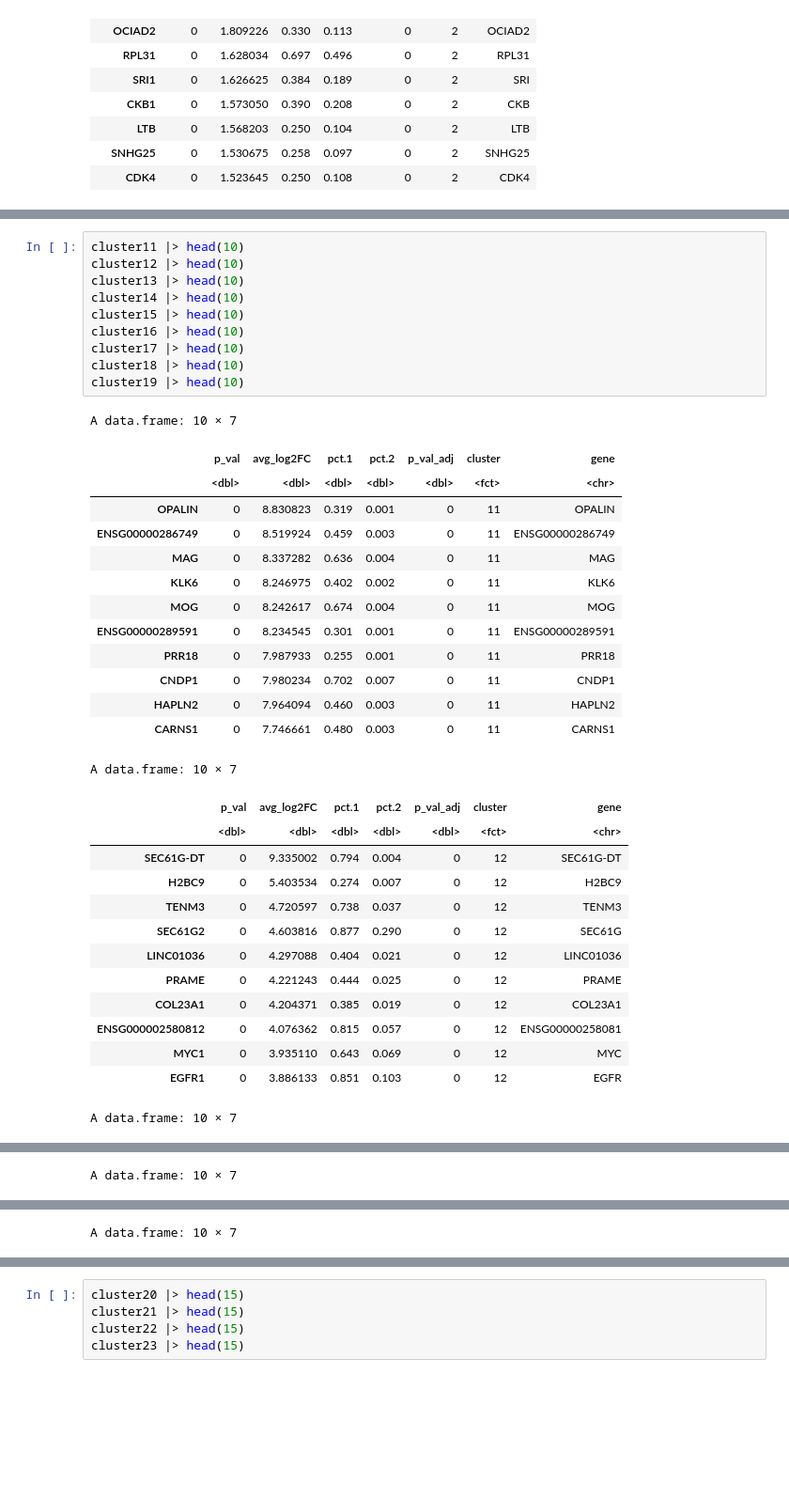
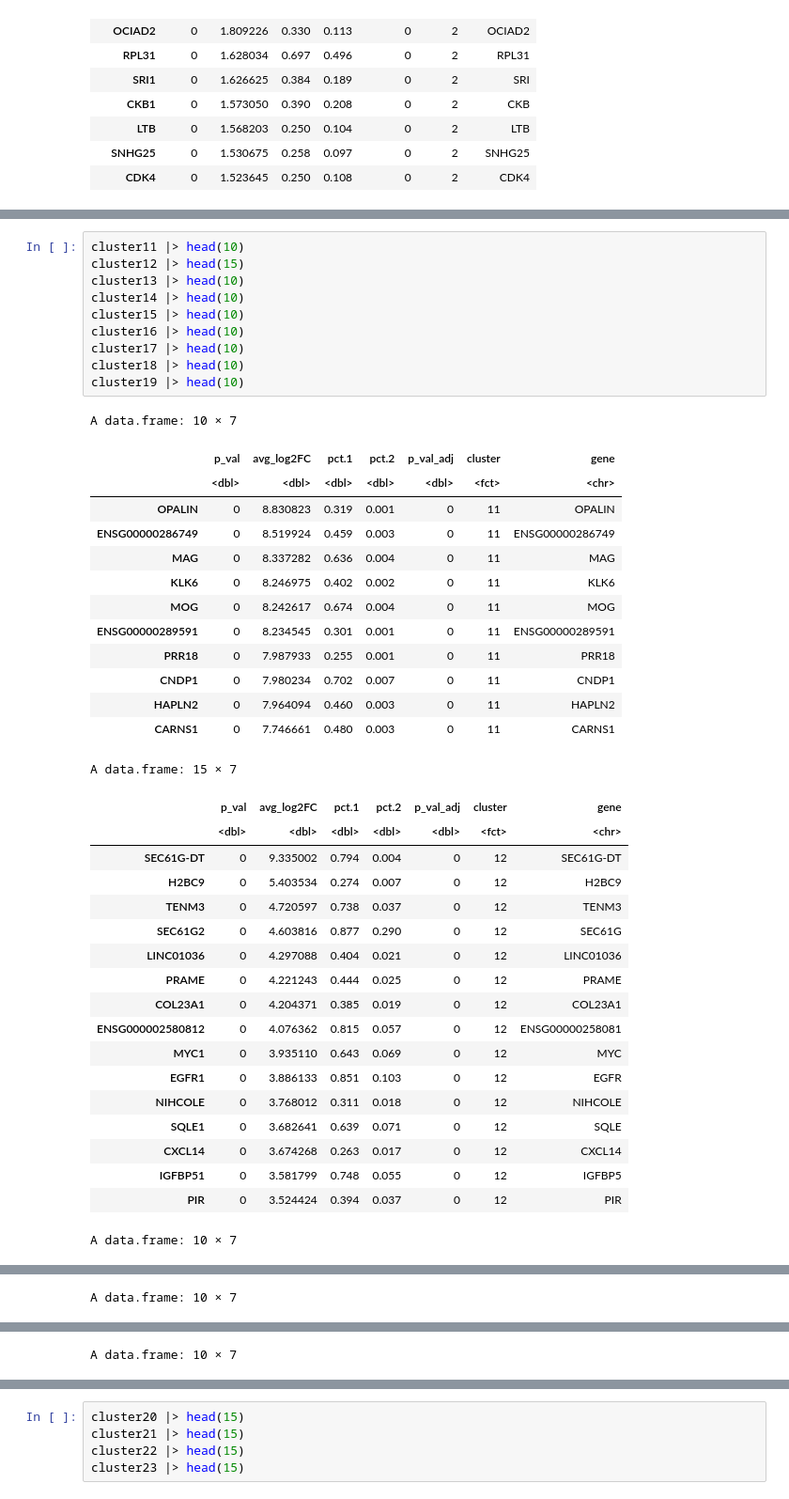
Before and after one commit to bao-mathmod/Gliomas, a Jupyter notebook: 04.upstream/4.3_scRNA/02.downstream/01_integrate_eda.ipynb, the cells around one changed output, grey strips where cells are left out. Shown at 94% size. Drawn from its saved outputs; the diff is of its cells as text; blank space fills up the shorter version.

```diff
--- a/04.upstream/4.3_scRNA/02.downstream/01_integrate_eda.ipynb
+++ b/04.upstream/4.3_scRNA/02.downstream/01_integrate_eda.ipynb
@@ -409,41 +409,46 @@ A data.frame: 10 × 7
 ... (10 outputs left out)
 # %%
 cluster11 |> head(10)
-cluster12 |> head(10)
+cluster12 |> head(15)
 cluster13 |> head(10)
 cluster14 |> head(10)
 cluster15 |> head(10)
 cluster16 |> head(10)
 cluster17 |> head(10)
 cluster18 |> head(10)
 cluster19 |> head(10)
 # %% [output]
 A data.frame: 10 × 7
 |  | p_val | avg_log2FC | pct.1 | pct.2 | p_val_adj | cluster | gene |
 |  | <dbl> | <dbl> | <dbl> | <dbl> | <dbl> | <fct> | <chr> |
 | OPALIN | 0 | 8.830823 | 0.319 | 0.001 | 0 | 11 | OPALIN |
 | ENSG00000286749 | 0 | 8.519924 | 0.459 | 0.003 | 0 | 11 | ENSG00000286749 |
 | MAG | 0 | 8.337282 | 0.636 | 0.004 | 0 | 11 | MAG |
 | KLK6 | 0 | 8.246975 | 0.402 | 0.002 | 0 | 11 | KLK6 |
 | MOG | 0 | 8.242617 | 0.674 | 0.004 | 0 | 11 | MOG |
 | ENSG00000289591 | 0 | 8.234545 | 0.301 | 0.001 | 0 | 11 | ENSG00000289591 |
 | PRR18 | 0 | 7.987933 | 0.255 | 0.001 | 0 | 11 | PRR18 |
 | CNDP1 | 0 | 7.980234 | 0.702 | 0.007 | 0 | 11 | CNDP1 |
 | HAPLN2 | 0 | 7.964094 | 0.460 | 0.003 | 0 | 11 | HAPLN2 |
 | CARNS1 | 0 | 7.746661 | 0.480 | 0.003 | 0 | 11 | CARNS1 |
-A data.frame: 10 × 7
+A data.frame: 15 × 7
 |  | p_val | avg_log2FC | pct.1 | pct.2 | p_val_adj | cluster | gene |
 |  | <dbl> | <dbl> | <dbl> | <dbl> | <dbl> | <fct> | <chr> |
 | SEC61G-DT | 0 | 9.335002 | 0.794 | 0.004 | 0 | 12 | SEC61G-DT |
 | H2BC9 | 0 | 5.403534 | 0.274 | 0.007 | 0 | 12 | H2BC9 |
 | TENM3 | 0 | 4.720597 | 0.738 | 0.037 | 0 | 12 | TENM3 |
 | SEC61G2 | 0 | 4.603816 | 0.877 | 0.290 | 0 | 12 | SEC61G |
 | LINC01036 | 0 | 4.297088 | 0.404 | 0.021 | 0 | 12 | LINC01036 |
 | PRAME | 0 | 4.221243 | 0.444 | 0.025 | 0 | 12 | PRAME |
 | COL23A1 | 0 | 4.204371 | 0.385 | 0.019 | 0 | 12 | COL23A1 |
 | ENSG000002580812 | 0 | 4.076362 | 0.815 | 0.057 | 0 | 12 | ENSG00000258081 |
 | MYC1 | 0 | 3.935110 | 0.643 | 0.069 | 0 | 12 | MYC |
 | EGFR1 | 0 | 3.886133 | 0.851 | 0.103 | 0 | 12 | EGFR |
+| NIHCOLE | 0 | 3.768012 | 0.311 | 0.018 | 0 | 12 | NIHCOLE |
+| SQLE1 | 0 | 3.682641 | 0.639 | 0.071 | 0 | 12 | SQLE |
+| CXCL14 | 0 | 3.674268 | 0.263 | 0.017 | 0 | 12 | CXCL14 |
+| IGFBP51 | 0 | 3.581799 | 0.748 | 0.055 | 0 | 12 | IGFBP5 |
+| PIR | 0 | 3.524424 | 0.394 | 0.037 | 0 | 12 | PIR |
 A data.frame: 10 × 7
 |  | p_val | avg_log2FC | pct.1 | pct.2 | p_val_adj | cluster | gene |
 |  | <dbl> | <dbl> | <dbl> | <dbl> | <dbl> | <fct> | <chr> |
```
Also changed, not shown: parts of 9 cells of this notebook.
